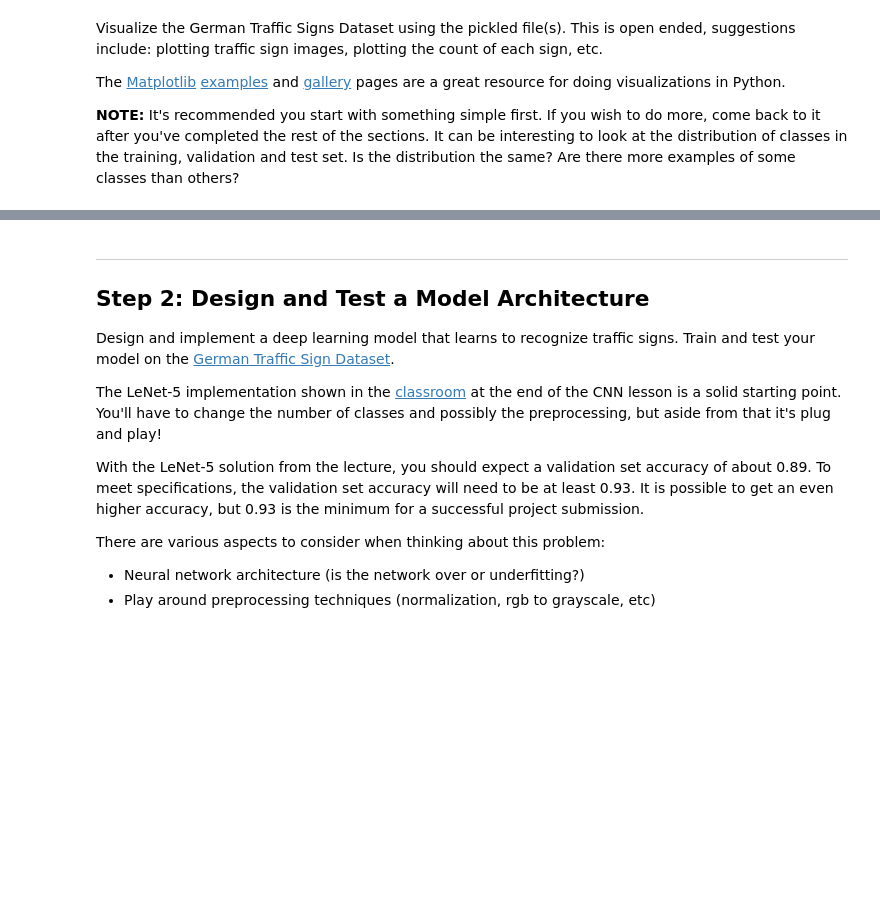
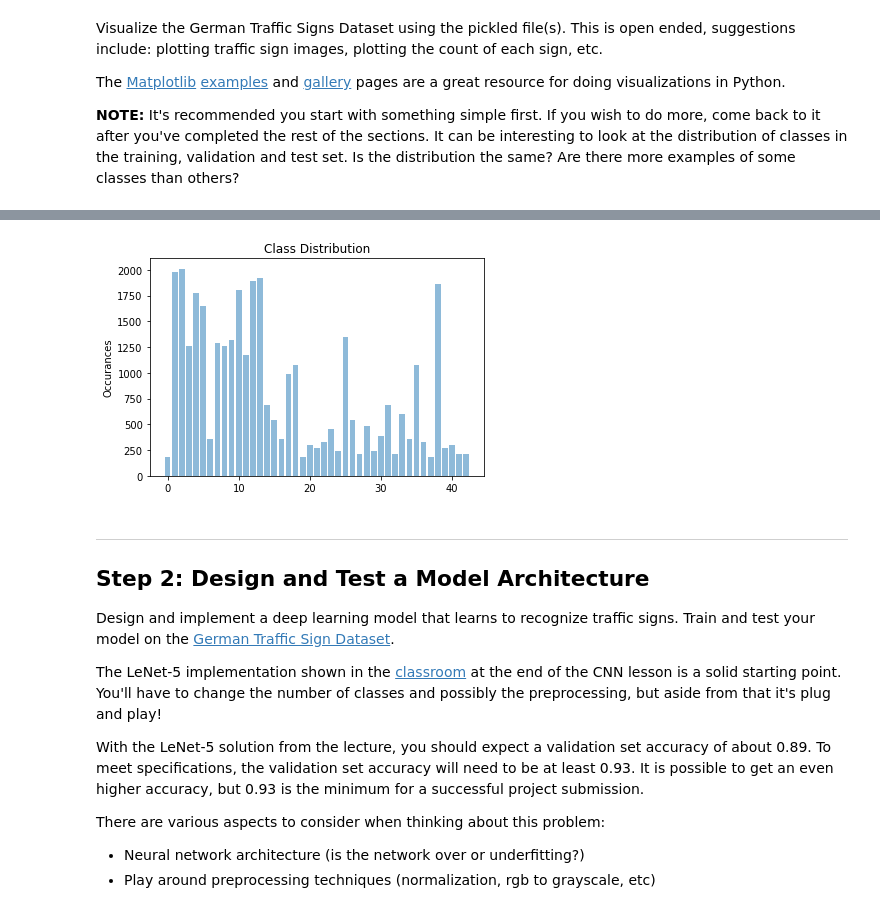
Before and after one commit to notnil/CarND-Term1-Starter-Kit, a Jupyter notebook: Traffic_Sign_Classifier.ipynb, the cells around one changed output, grey strips where cells are left out. Drawn from its saved outputs; the diff is of its cells as text; code cells hidden in the pictures; blank space fills up the shorter version.

```diff
--- a/Traffic_Sign_Classifier.ipynb
+++ b/Traffic_Sign_Classifier.ipynb
@@ -116,3 +121,23 @@ print(y_train[index])
+# %%
+import matplotlib.pyplot as plt
+%matplotlib inline
+
+counts = {}
+for i in range(0,n_classes):
+    counts[i] = 0
+for y in y_train:
+    counts[y] = counts[y] + 1
+
+counts_array = []
+for i in range(0,n_classes):
+    counts_array.append(counts[i])
+
+plt.bar(np.arange(n_classes), counts_array, align='center', alpha=0.5)
+plt.ylabel('Occurances')
+plt.title('Class Distribution')
+plt.show()
+# %% [output]
+[figure, added]
 # %% [markdown]
 ----
 
```
Also changed, not shown: parts of 11 cells of this notebook, 13 other files.
